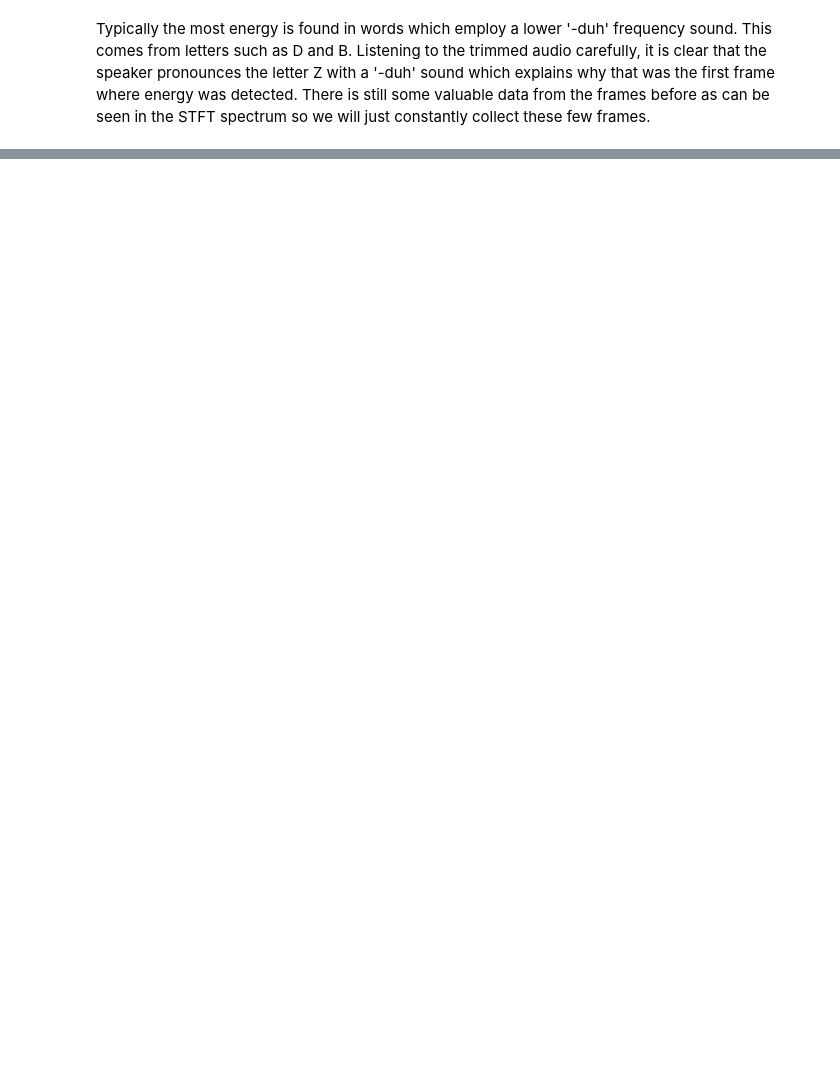
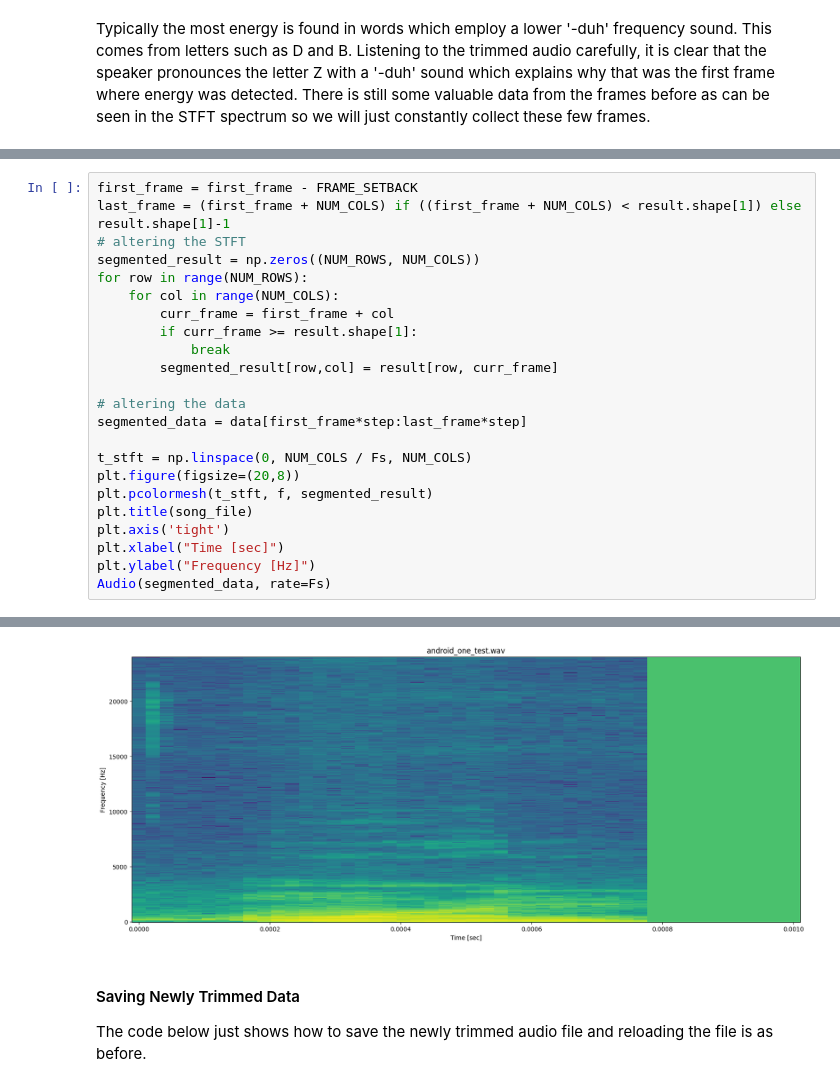
Before and after one commit to jorgejc2/MusicClassification, a Jupyter notebook: SimplePitchDetection.ipynb, the cells around one changed output, grey strips where cells are left out. Cells and saved outputs as stored; diff of their text form; blank space fills up the shorter version.

```diff
--- a/SimplePitchDetection.ipynb
+++ b/SimplePitchDetection.ipynb
@@ -120,0 +137,24 @@ Audio(data[(first_frame-4)*step:], rate=Fs)
+# %%
+first_frame = first_frame - FRAME_SETBACK
+last_frame = (first_frame + NUM_COLS) if ((first_frame + NUM_COLS) < result.shape[1]) else result.shape[1]-1
+# altering the STFT
+segmented_result = np.zeros((NUM_ROWS, NUM_COLS))
+for row in range(NUM_ROWS):
+    for col in range(NUM_COLS):
+        curr_frame = first_frame + col
+        if curr_frame >= result.shape[1]:
+            break
+        segmented_result[row,col] = result[row, curr_frame]
+
+# altering the data
+segmented_data = data[first_frame*step:last_frame*step]
+
+t_stft = np.linspace(0, NUM_COLS / Fs, NUM_COLS)
+plt.figure(figsize=(20,8))
+plt.pcolormesh(t_stft, f, segmented_result)
+plt.title(song_file)
+plt.axis('tight')
+plt.xlabel("Time [sec]")
+plt.ylabel("Frequency [Hz]")
+Audio(segmented_data, rate=Fs)
+# %% [output]
@@ -120,0 +162,5 @@ Audio(data[(first_frame-4)*step:], rate=Fs)
+[figure, added]
+# %% [markdown]
+#### Saving Newly Trimmed Data
+
+The code below just shows how to save the newly trimmed audio file and reloading the file is as before.
```
Also changed, not shown: parts of 11 cells of this notebook, 2 other files.
